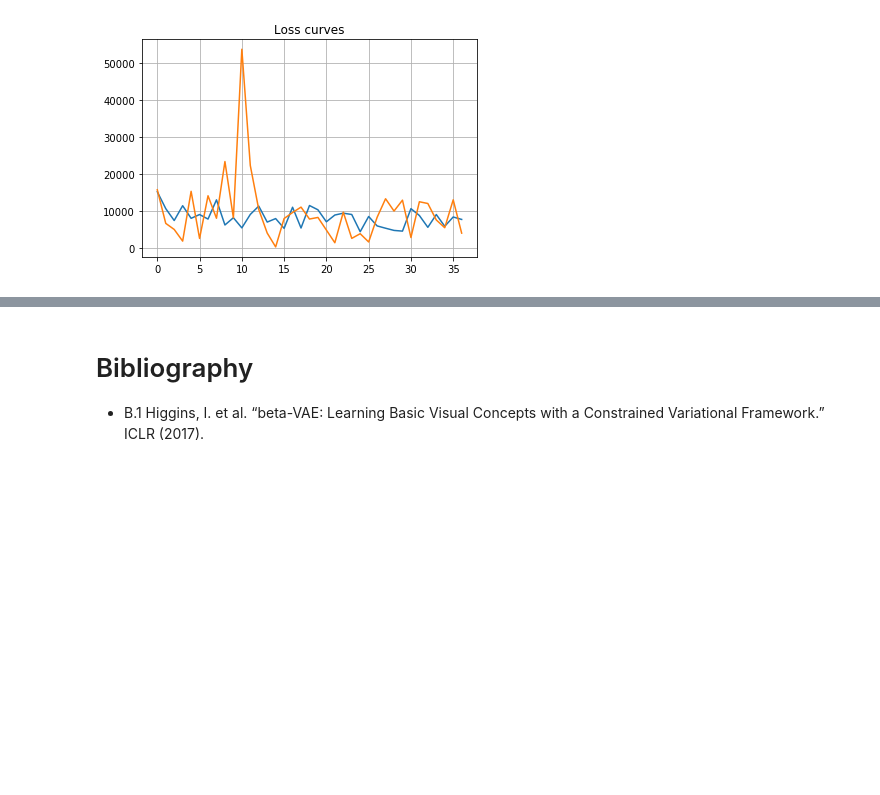
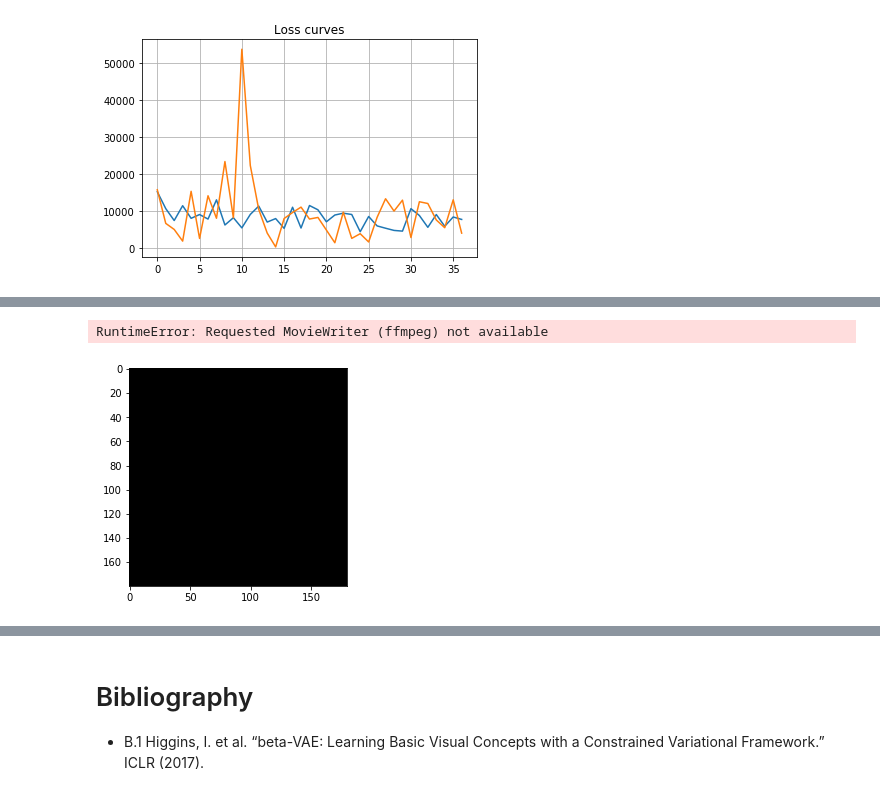
Before and after one commit to ParisNeo/Pokigen, a Jupyter notebook: notebooks/Pokigen_Notebook.ipynb, the cells around one changed output, grey strips where cells are left out. Cells and saved outputs as stored; diff of their text form; code cells hidden in the pictures; blank space fills up the shorter version.

```diff
--- a/notebooks/Pokigen_Notebook.ipynb
+++ b/notebooks/Pokigen_Notebook.ipynb
@@ -167,2 +210,40 @@ ValueError: x and y must be the same size
+# %%
+import numpy as np
+import matplotlib.pyplot as plt
+
+from matplotlib import animation, rc
+from IPython.display import HTML
+
+
+# Now let's sample this subspace
+rn = np.arange(-10,10,0.1)
+rn1 = np.arange(-10,10,0.1)
+latent = np.zeros((rn.shape[0],2))
+latent[:,0]=rn1
+latent[:,1]=rn
+
+# Getback to full space
+full_latent  = pca.inverse_transform(latent)
+
+# Now predict
+im = cnnbvae.decoder.predict(full_latent)
+
+fig, ax = plt.subplots()
+
+line = ax.imshow(np.zeros((180,180,3)))
+# initialization function: plot the background of each frame
+def init():
+    line.set_data(np.zeros((180,180,3)))
+    return (line,)
+
+def animate(i):
+    line.set_data(im[i,:,:,:]/im[i,:,:,:].max())
+    return (line,)
+anim = animation.FuncAnimation(fig, animate, init_func=init,
+                               frames=im.shape[0], interval=200, blit=True)
+HTML(anim.to_html5_video())
+# %% [output]
+RuntimeError: Requested MovieWriter (ffmpeg) not available
+[figure, added]
 # %%
 bvae.save("../models/model_final.h5")
```
Also changed, not shown: parts of 17 cells of this notebook, 5 other files.
